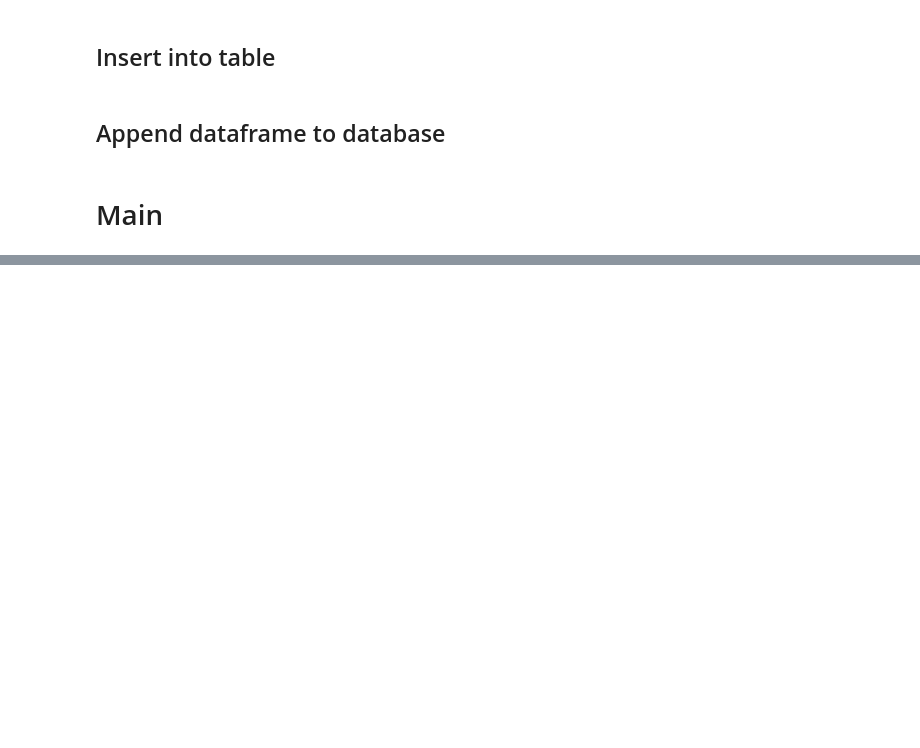
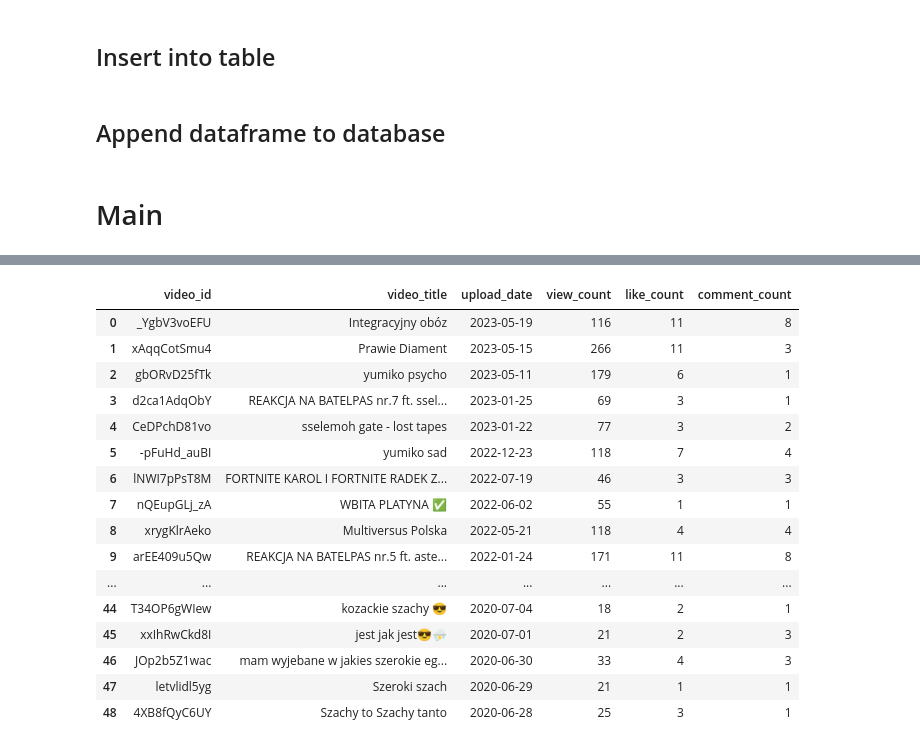
Before and after one commit to RadoslawJDA/Portfolio, a Jupyter notebook: YouTube-pipeline/youtube_pipeline.ipynb, the cells around one changed output, grey strips where cells are left out. Saved outputs shown, nothing was run; the diff lists cells and outputs as text; code cells hidden in the pictures; blank space fills up the shorter version.

```diff
--- a/YouTube-pipeline/youtube_pipeline.ipynb
+++ b/YouTube-pipeline/youtube_pipeline.ipynb
@@ -105,11 +152,11 @@ def connect_to_db(host_name, dbname, port, username, password):
 ## Credentials
 # %%
 # credentials
-host_name = '#'
-dbname = 'please_hire_me'
-port = '5432'
-username = 'rad'
-password = '#'
+host_name = 'localhost'
+dbname = 'raddb'
+port = 5432
+username = 'postgres'
+password = '123'
 conn = None
 
 # conection
@@ -222 +291,29 @@ conn.commit()
+# %%
+
+#view data in db table
+
+curr.execute("SELECT * FROM VIDEOS")
+rows = curr.fetchall()
+
+columns = [desc[0] for desc in curr.description]
+df = pd.DataFrame(rows, columns=columns)
+df
+# %% [output]
+|  | video_id | video_title | upload_date | view_count | like_count | comment_count |
+| 0 | _YgbV3voEFU | Integracyjny obóz | 2023-05-19 | 116 | 11 | 8 |
+| 1 | xAqqCotSmu4 | Prawie Diament | 2023-05-15 | 266 | 11 | 3 |
+| 2 | gbORvD25fTk | yumiko psycho | 2023-05-11 | 179 | 6 | 1 |
+| 3 | d2ca1AdqObY | REAKCJA NA BATELPAS nr.7 ft. ssel... | 2023-01-25 | 69 | 3 | 1 |
+| 4 | CeDPchD81vo | sselemoh gate - lost tapes | 2023-01-22 | 77 | 3 | 2 |
+| 5 | -pFuHd_auBI | yumiko sad | 2022-12-23 | 118 | 7 | 4 |
+| 6 | lNWI7pPsT8M | FORTNITE KAROL I FORTNITE RADEK Z... | 2022-07-19 | 46 | 3 | 3 |
+| 7 | nQEupGLj_zA | WBITA PLATYNA ✅ | 2022-06-02 | 55 | 1 | 1 |
+| 8 | xrygKlrAeko | Multiversus Polska | 2022-05-21 | 118 | 4 | 4 |
+| 9 | arEE409u5Qw | REAKCJA NA BATELPAS nr.5 ft. aste... | 2022-01-24 | 171 | 11 | 8 |
+| ... | ... | ... | ... | ... | ... | ... |
+| 44 | T34OP6gWIew | kozackie szachy 😎 | 2020-07-04 | 18 | 2 | 1 |
+| 45 | xxIhRwCkd8I | jest jak jest😎⛈ | 2020-07-01 | 21 | 2 | 3 |
+| 46 | JOp2b5Z1wac | mam wyjebane w jakies szerokie eg... | 2020-06-30 | 33 | 4 | 3 |
+| 47 | letvlidl5yg | Szeroki szach | 2020-06-29 | 21 | 1 | 1 |
+| 48 | 4XB8fQyC6UY | Szachy to Szachy tanto | 2020-06-28 | 25 | 3 | 1 |
 # %%
```
Also changed, not shown: parts of 17 cells of this notebook.
